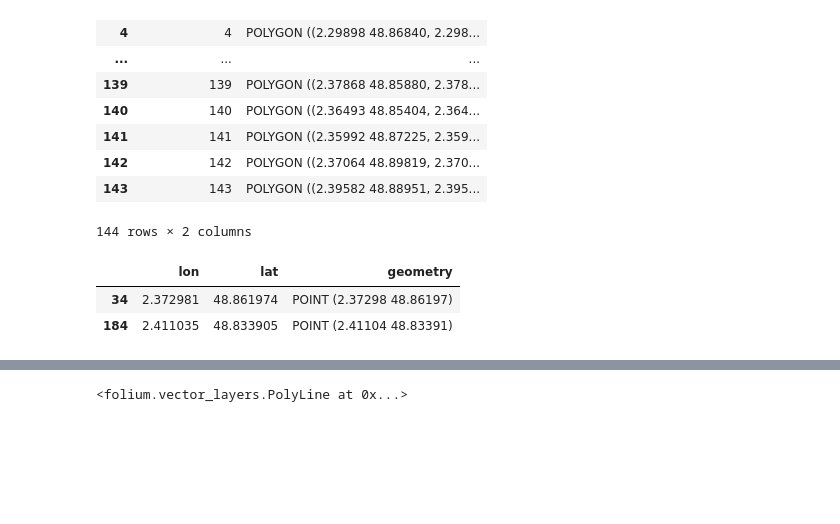
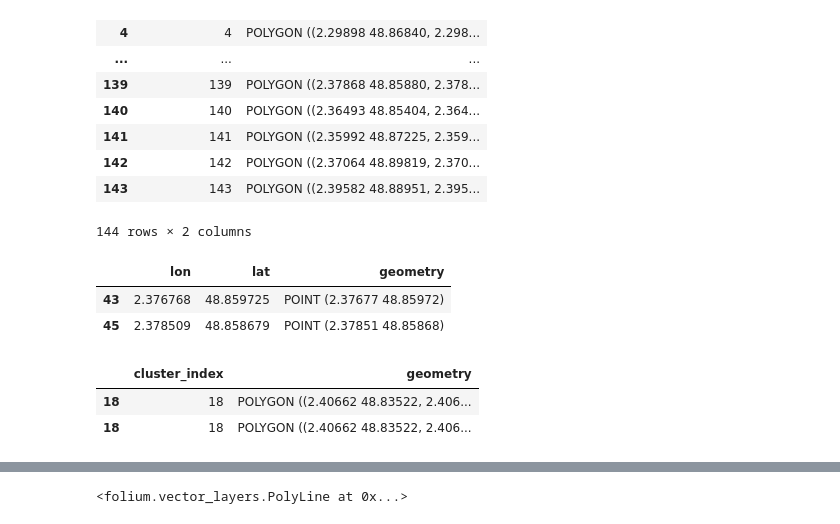
Before and after one commit to MKrouma/2R, a Jupyter notebook: prod/webapp/backend.ipynb, the cells around one changed output, grey strips where cells are left out. Saved outputs shown, nothing was run; the diff lists cells and outputs as text; code cells hidden in the pictures; blank space fills up the shorter version.

```diff
--- a/prod/webapp/backend.ipynb
+++ b/prod/webapp/backend.ipynb
@@ -68,19 +74,25 @@ gdf_cluster
 144 rows × 2 columns
 # %%
 # user route to df
-user_line_df = pd.DataFrame(route['features'][0]['geometry']['coordinates'],
+user_line_coords = route['features'][0]['geometry']['coordinates']
+user_line_df = pd.DataFrame(user_line_coords,
                             columns=["lon", "lat"])
 
 # df to gdf
 user_line_gdf = gpd.GeoDataFrame(user_line_df,
                     geometry=gpd.points_from_xy(user_line_df.lon, user_line_df.lat),
                     crs="epsg:4326")
 
 display(user_line_gdf.sample(2))
 # %% [output]
 |  | lon | lat | geometry |
-| 34 | 2.372981 | 48.861974 | POINT (2.37298 48.86197) |
-| 184 | 2.411035 | 48.833905 | POINT (2.41104 48.83391) |
+| 43 | 2.376768 | 48.859725 | POINT (2.37677 48.85972) |
+| 45 | 2.378509 | 48.858679 | POINT (2.37851 48.85868) |
 # %%
 # intersect : spatial join
 cluster_on_route = gpd.sjoin(gdf_cluster, user_line_gdf)[gdf_cluster.columns]
+display(cluster_on_route.sample(2))
+# %% [output]
+|  | cluster_index | geometry |
+| 18 | 18 | POLYGON ((2.40662 48.83522, 2.406... |
+| 18 | 18 | POLYGON ((2.40662 48.83522, 2.406... |
```
Also changed, not shown: parts of 6 cells of this notebook.
